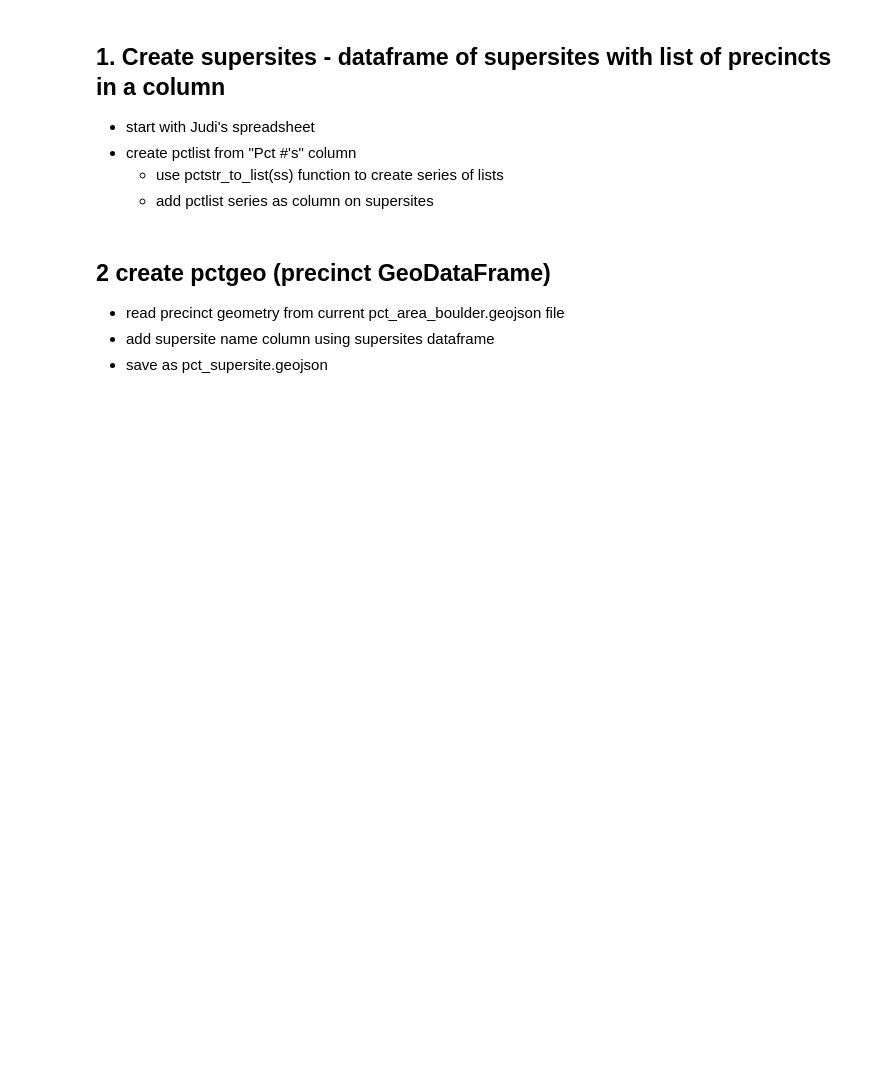
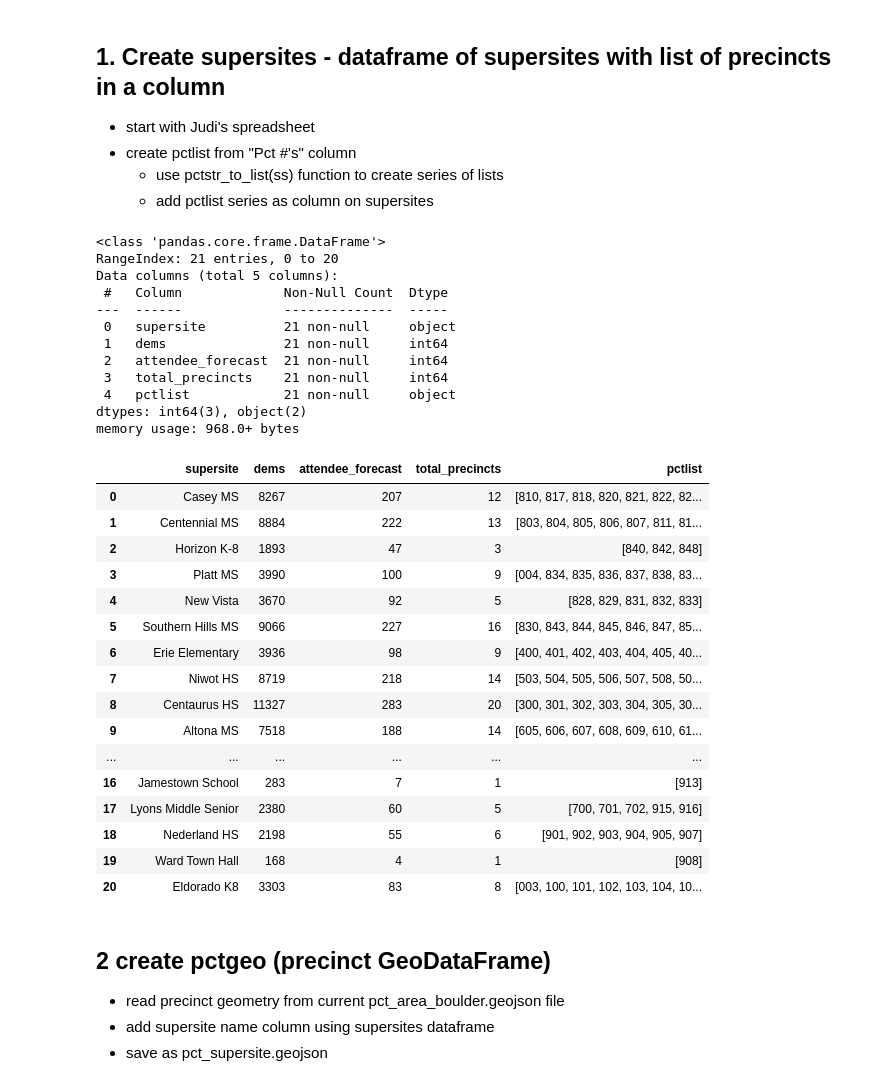
Before and after one commit to bnorikane/supersiteDB, a Jupyter notebook: supersite_pct_geom.ipynb, the cells around one changed output. Saved outputs shown, nothing was run; the diff lists cells and outputs as text; code cells hidden in the pictures; blank space fills up the shorter version.

```diff
--- a/supersite_pct_geom.ipynb
+++ b/supersite_pct_geom.ipynb
@@ -72,18 +72,50 @@ import supersites as ss
 # %%
 # check supersites
 # - total_precincts matches length of pctlist for each supersites
 # - 20 unique supersites in dataframe
 # - all columns are 20 non-null
 
 
 # # supersite_input = 'data/Draft Recap Supersites, Precincts & Chairs .xlsx' # 1/13/2024
 # supersite_input = 'data/Draft Recap Supersites, Precincts & Chairs-1-28 .xlsx' # 1/22/2024
-supersite_input = 'data/Draft Recap Supersites, Precincts & Chairs 1-29.xlsx' # 1/31/2024
-sheetname ='Draft 1-29'
+# supersite_input = 'data/Draft Recap Supersites, Precincts & Chairs 1-29.xlsx' # 1/31/2024
+# sheetname ='Draft 1-29'
+supersite_input = 'data/Draft Recap Supersites, Precincts & Chairs 2-6.xlsx' # 1/31/2024
+sheetname ='Proofing 2-2'
 
 supersites = ss.read_supersite_pct(supersite_input, sheetname)
 supersites.info()
 supersites
+# %% [output]
+<class 'pandas.core.frame.DataFrame'>
+RangeIndex: 21 entries, 0 to 20
+Data columns (total 5 columns):
+ #   Column             Non-Null Count  Dtype
+---  ------             --------------  -----
+ 0   supersite          21 non-null     object
+ 1   dems               21 non-null     int64
+ 2   attendee_forecast  21 non-null     int64
+ 3   total_precincts    21 non-null     int64
+ 4   pctlist            21 non-null     object
+dtypes: int64(3), object(2)
+memory usage: 968.0+ bytes
+|  | supersite | dems | attendee_forecast | total_precincts | pctlist |
+| 0 | Casey MS | 8267 | 207 | 12 | [810, 817, 818, 820, 821, 822, 82... |
+| 1 | Centennial MS | 8884 | 222 | 13 | [803, 804, 805, 806, 807, 811, 81... |
+| 2 | Horizon K-8 | 1893 | 47 | 3 | [840, 842, 848] |
+| 3 | Platt MS | 3990 | 100 | 9 | [004, 834, 835, 836, 837, 838, 83... |
+| 4 | New Vista | 3670 | 92 | 5 | [828, 829, 831, 832, 833] |
+| 5 | Southern Hills MS | 9066 | 227 | 16 | [830, 843, 844, 845, 846, 847, 85... |
+| 6 | Erie Elementary | 3936 | 98 | 9 | [400, 401, 402, 403, 404, 405, 40... |
+| 7 | Niwot HS | 8719 | 218 | 14 | [503, 504, 505, 506, 507, 508, 50... |
+| 8 | Centaurus HS | 11327 | 283 | 20 | [300, 301, 302, 303, 304, 305, 30... |
+| 9 | Altona MS | 7518 | 188 | 14 | [605, 606, 607, 608, 609, 610, 61... |
+| ... | ... | ... | ... | ... | ... |
+| 16 | Jamestown School | 283 | 7 | 1 | [913] |
+| 17 | Lyons Middle Senior | 2380 | 60 | 5 | [700, 701, 702, 915, 916] |
+| 18 | Nederland HS | 2198 | 55 | 6 | [901, 902, 903, 904, 905, 907] |
+| 19 | Ward Town Hall | 168 | 4 | 1 | [908] |
+| 20 | Eldorado K8 | 3303 | 83 | 8 | [003, 100, 101, 102, 103, 104, 10... |
 # %% [markdown]
 ## 2 create pctgeo (precinct GeoDataFrame)
 - read precinct geometry from current pct_area_boulder.geojson file
```
Also changed, not shown: parts of 21 cells of this notebook, 12 other files.
